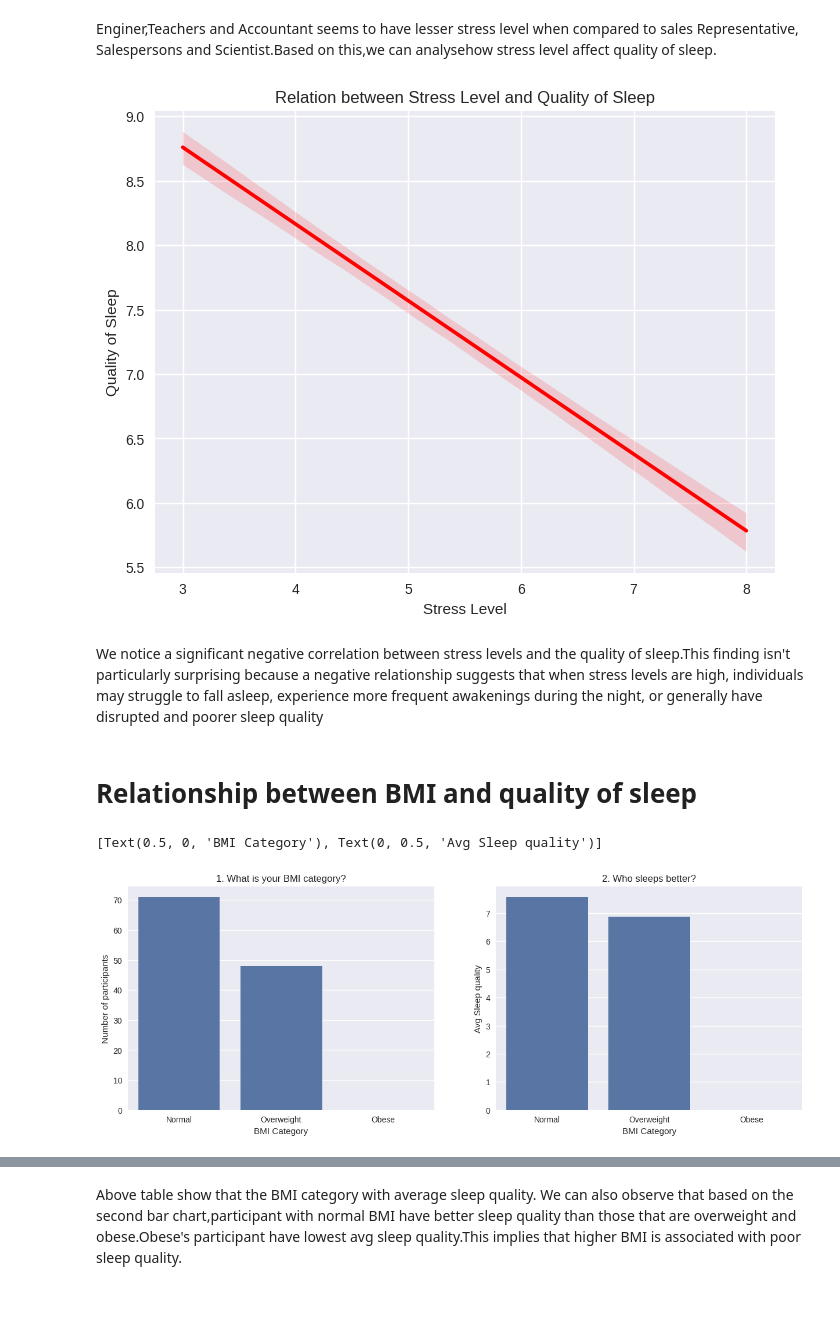
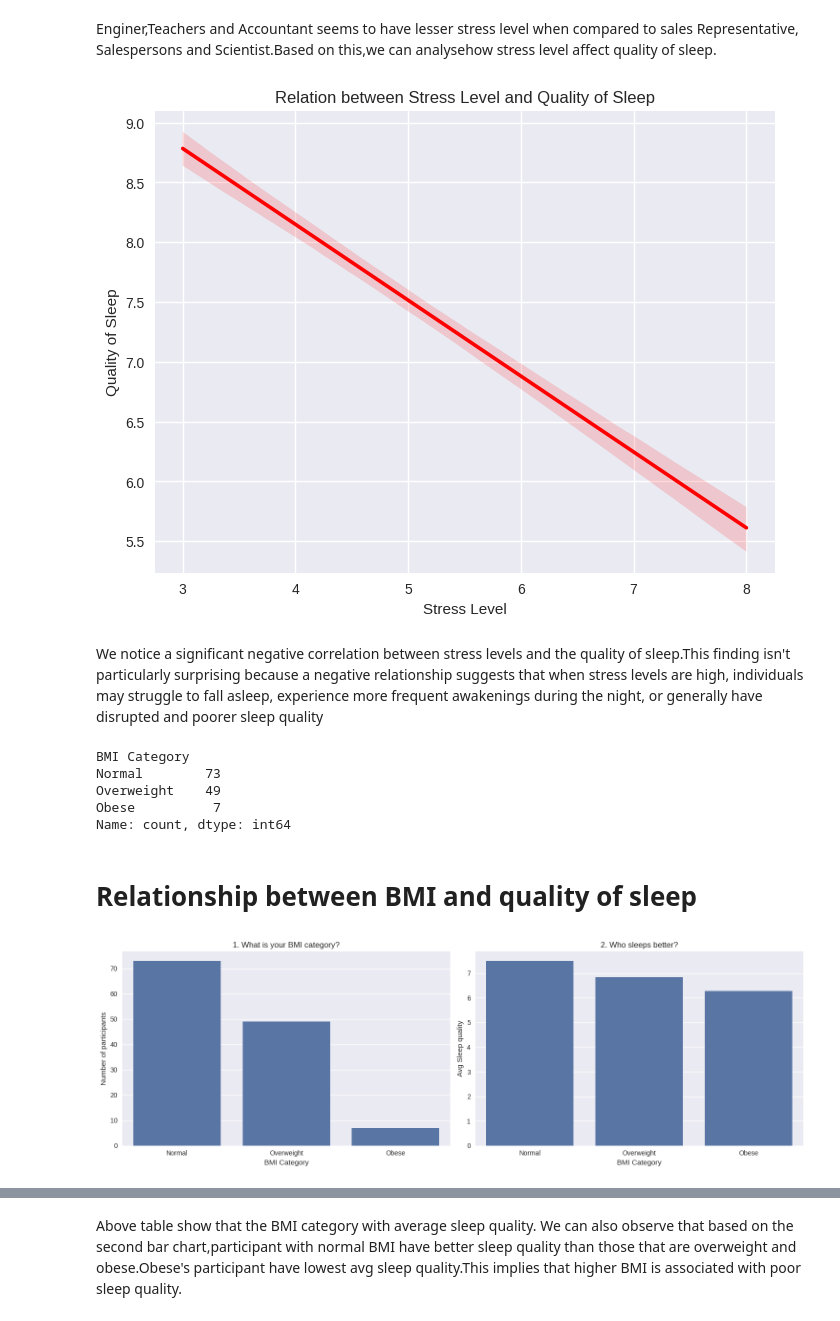
Before and after one commit to zhiweing/WID2003-INTRO-TO-DS-, a Jupyter notebook: Sleep_Health_Analysis.ipynb, the cells around one changed output, grey strips where cells are left out. Drawn from its saved outputs; the diff is of its cells as text; code cells hidden in the pictures.

```diff
--- a/Sleep_Health_Analysis.ipynb
+++ b/Sleep_Health_Analysis.ipynb
@@ -372,31 +369,0 @@ Based on the boxplot,we can clearly see that the only metric that have outliers
-# %%
-#removing outliers
-def remove_outliers_iqr(df, column):
-    Q1 = df[column].quantile(0.25)
-    Q3 = df[column].quantile(0.75)
-    IQR = Q3 - Q1
-    lower_bound = Q1 - 1.5 * IQR
-    upper_bound = Q3 + 1.5 * IQR
-    df_filtered = df[(df[column] >= lower_bound) & (df[column] <= upper_bound)]
-    return df_filtered
-
-# List of numerical columns to plot
-num_columns = ['Age', 'Sleep Duration', 'Quality of Sleep', 'Physical Activity Level', 'Stress Level', 'Heart Rate', 'Daily Steps']
-
-# Remove outliers for each numerical column
-for col in num_columns:
-    Sleep_Health_df = remove_outliers_iqr(Sleep_Health_df, col)
-
-# Create a 7x1 subplot for boxplots
-fig, axs = plt.subplots(7, 1, figsize=(8, 3 * 7))
-
-
-
-# Iterate through each numerical column and create boxplots
-for col, ax in zip(num_columns, axs):
-    sns.boxplot(data=Sleep_Health_df, x=col, ax=ax)
-    ax.set_title(col + ' Boxplot (Outliers Removed)')
-
-plt.tight_layout()
-# Show the plots
-plt.show()
@@ -508,29 +473,45 @@ plt.xlabel('Stress Level')
 plt.ylabel('Quality of Sleep')
 plt.show()
 # %% [output]
-[figure, old version]
+[figure, new version]
 # %% [markdown]
 We notice a significant negative correlation between stress levels and the quality of sleep.This finding isn't particularly surprising because a negative relationship suggests that when stress levels are high, individuals may struggle to fall asleep, experience more frequent awakenings during the night, or generally have disrupted and poorer sleep quality
+# %%
+# Check the number of occurrences of each unique value in the "Sleep Disorder" column
+print(Sleep_Health_df["BMI Category"].value_counts())
+# %% [output]
+BMI Category
+Normal        73
+Overweight    49
+Obese          7
+Name: count, dtype: int64
 # %% [markdown]
 # Relationship between BMI and quality of sleep
 # %%
-categoria_ordine_sleep_disorders = ["Normal", "Overweight", "Obese"]
-fig, axs = plt.subplots(1, 2, figsize=(15, 5))
+import matplotlib.pyplot as plt
+import seaborn as sns
+import warnings
 
 # Suppress warnings due to old Seaborn version
 warnings.simplefilter(action='ignore', category=FutureWarning)
+
+categoria_ordine_sleep_disorders = ["Normal", "Overweight", "Obese"]
+
+fig, axs = plt.subplots(1, 2, figsize=(15, 5))
 
 # Plot 1
 sns.countplot(data=Sleep_Health_df, order=categoria_ordine_sleep_disorders, x="BMI Category", ax=axs[0]).set_title("1. What is your BMI category?")
 axs[0].set(xlabel="BMI Category", ylabel="Number of participants")
 
 # Plot 2
-sleep_disorder_quality_mean = Sleep_Health_df.groupby('BMI Category')['Quality of Sleep'].agg("mean").sort_values(ascending=False).reset_index()
+sleep_disorder_quality_mean = Sleep_Health_df.groupby('BMI Category')['Quality of Sleep'].mean().reset_index()
 sns.barplot(data=sleep_disorder_quality_mean, order=categoria_ordine_sleep_disorders, x="BMI Category", y="Quality of Sleep", ax=axs[1]).set_title("2. Who sleeps better?")
 axs[1].set(xlabel="BMI Category", ylabel="Avg Sleep quality")
+
+plt.tight_layout()
+plt.show()
 # %% [output]
-[Text(0.5, 0, 'BMI Category'), Text(0, 0.5, 'Avg Sleep quality')]
-[figure, old version]
+[figure, new version]
 # %%
 sleep_quality_mean = Sleep_Health_df.groupby('BMI Category')['Quality of Sleep'].agg(mean='mean')
 print(sleep_quality_mean)
```
Also changed, not shown: parts of 13 cells of this notebook.
